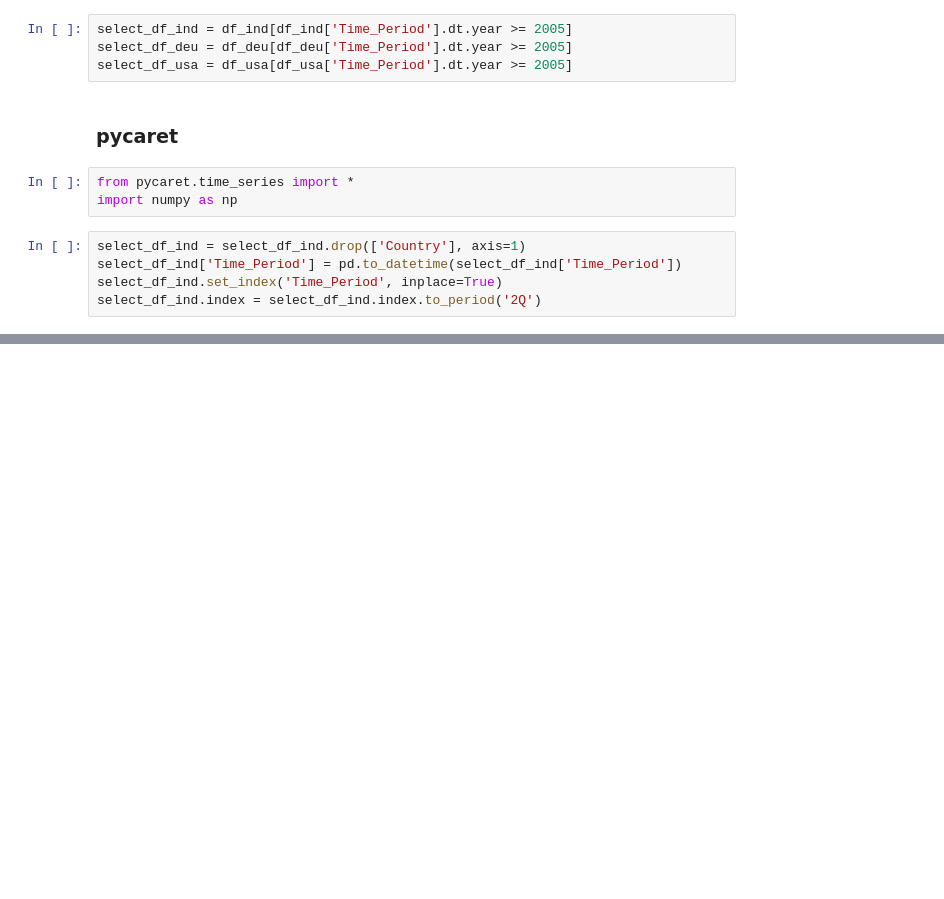
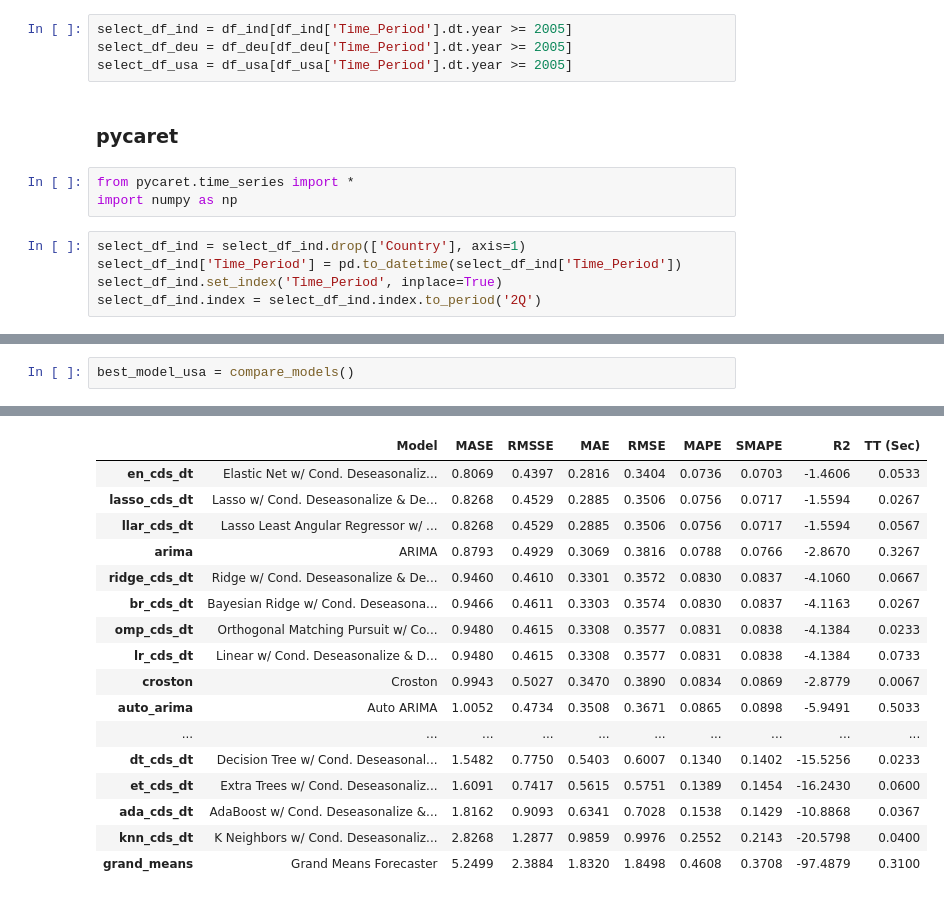
Before and after one commit to imajirzl/thesis-unemployment-rate, a Jupyter notebook: analysis/pycaret.ipynb, the cells around one changed output, grey strips where cells are left out. Saved outputs shown, nothing was run; the diff lists cells and outputs as text; blank space fills up the shorter version.

```diff
--- a/analysis/pycaret.ipynb
+++ b/analysis/pycaret.ipynb
@@ -79,0 +152,3 @@ best_model_ind = compare_models()
+# %%
+best_model_usa = compare_models()
+# %% [output]
@@ -79,0 +156,17 @@ best_model_ind = compare_models()
+|  | Model | MASE | RMSSE | MAE | RMSE | MAPE | SMAPE | R2 | TT (Sec) |
+| en_cds_dt | Elastic Net w/ Cond. Deseasonaliz... | 0.8069 | 0.4397 | 0.2816 | 0.3404 | 0.0736 | 0.0703 | -1.4606 | 0.0533 |
+| lasso_cds_dt | Lasso w/ Cond. Deseasonalize & De... | 0.8268 | 0.4529 | 0.2885 | 0.3506 | 0.0756 | 0.0717 | -1.5594 | 0.0267 |
+| llar_cds_dt | Lasso Least Angular Regressor w/ ... | 0.8268 | 0.4529 | 0.2885 | 0.3506 | 0.0756 | 0.0717 | -1.5594 | 0.0567 |
+| arima | ARIMA | 0.8793 | 0.4929 | 0.3069 | 0.3816 | 0.0788 | 0.0766 | -2.8670 | 0.3267 |
+| ridge_cds_dt | Ridge w/ Cond. Deseasonalize & De... | 0.9460 | 0.4610 | 0.3301 | 0.3572 | 0.0830 | 0.0837 | -4.1060 | 0.0667 |
+| br_cds_dt | Bayesian Ridge w/ Cond. Deseasona... | 0.9466 | 0.4611 | 0.3303 | 0.3574 | 0.0830 | 0.0837 | -4.1163 | 0.0267 |
+| omp_cds_dt | Orthogonal Matching Pursuit w/ Co... | 0.9480 | 0.4615 | 0.3308 | 0.3577 | 0.0831 | 0.0838 | -4.1384 | 0.0233 |
+| lr_cds_dt | Linear w/ Cond. Deseasonalize & D... | 0.9480 | 0.4615 | 0.3308 | 0.3577 | 0.0831 | 0.0838 | -4.1384 | 0.0733 |
+| croston | Croston | 0.9943 | 0.5027 | 0.3470 | 0.3890 | 0.0834 | 0.0869 | -2.8779 | 0.0067 |
+| auto_arima | Auto ARIMA | 1.0052 | 0.4734 | 0.3508 | 0.3671 | 0.0865 | 0.0898 | -5.9491 | 0.5033 |
+| ... | ... | ... | ... | ... | ... | ... | ... | ... | ... |
+| dt_cds_dt | Decision Tree w/ Cond. Deseasonal... | 1.5482 | 0.7750 | 0.5403 | 0.6007 | 0.1340 | 0.1402 | -15.5256 | 0.0233 |
+| et_cds_dt | Extra Trees w/ Cond. Deseasonaliz... | 1.6091 | 0.7417 | 0.5615 | 0.5751 | 0.1389 | 0.1454 | -16.2430 | 0.0600 |
+| ada_cds_dt | AdaBoost w/ Cond. Deseasonalize &... | 1.8162 | 0.9093 | 0.6341 | 0.7028 | 0.1538 | 0.1429 | -10.8868 | 0.0367 |
+| knn_cds_dt | K Neighbors w/ Cond. Deseasonaliz... | 2.8268 | 1.2877 | 0.9859 | 0.9976 | 0.2552 | 0.2143 | -20.5798 | 0.0400 |
+| grand_means | Grand Means Forecaster | 5.2499 | 2.3884 | 1.8320 | 1.8498 | 0.4608 | 0.3708 | -97.4879 | 0.3100 |
```
Also changed, not shown: parts of 8 cells of this notebook.
